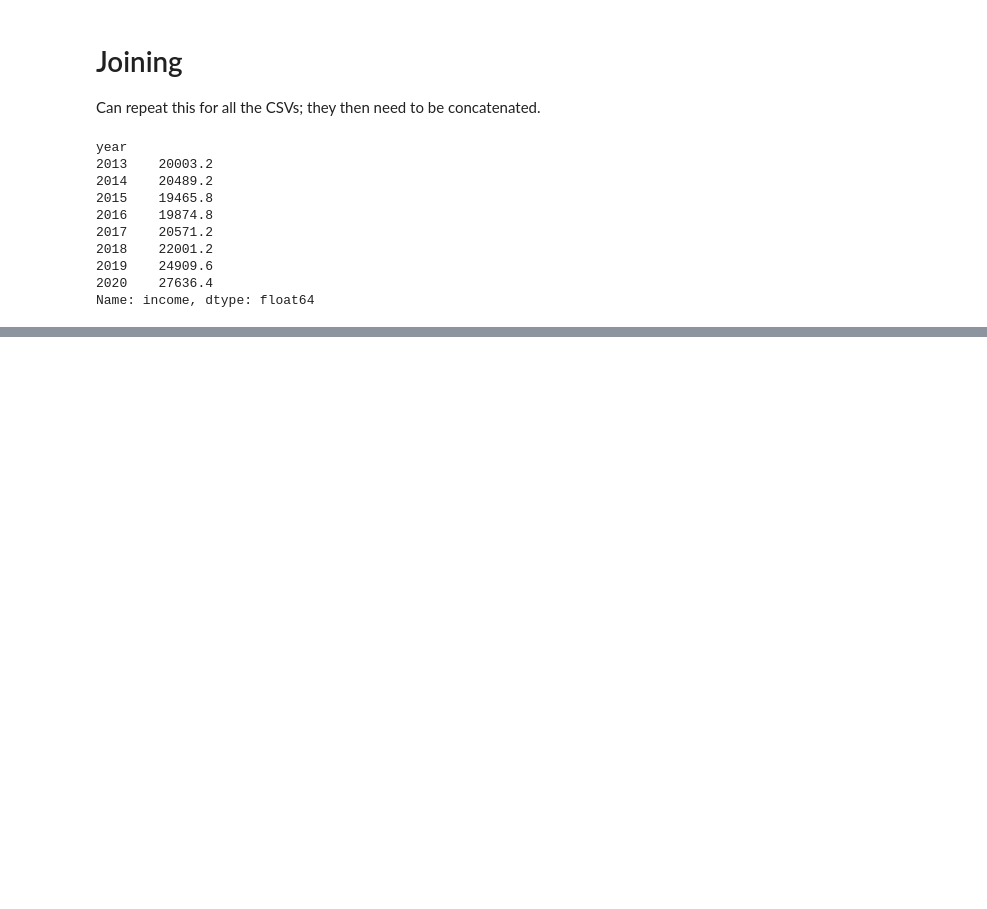
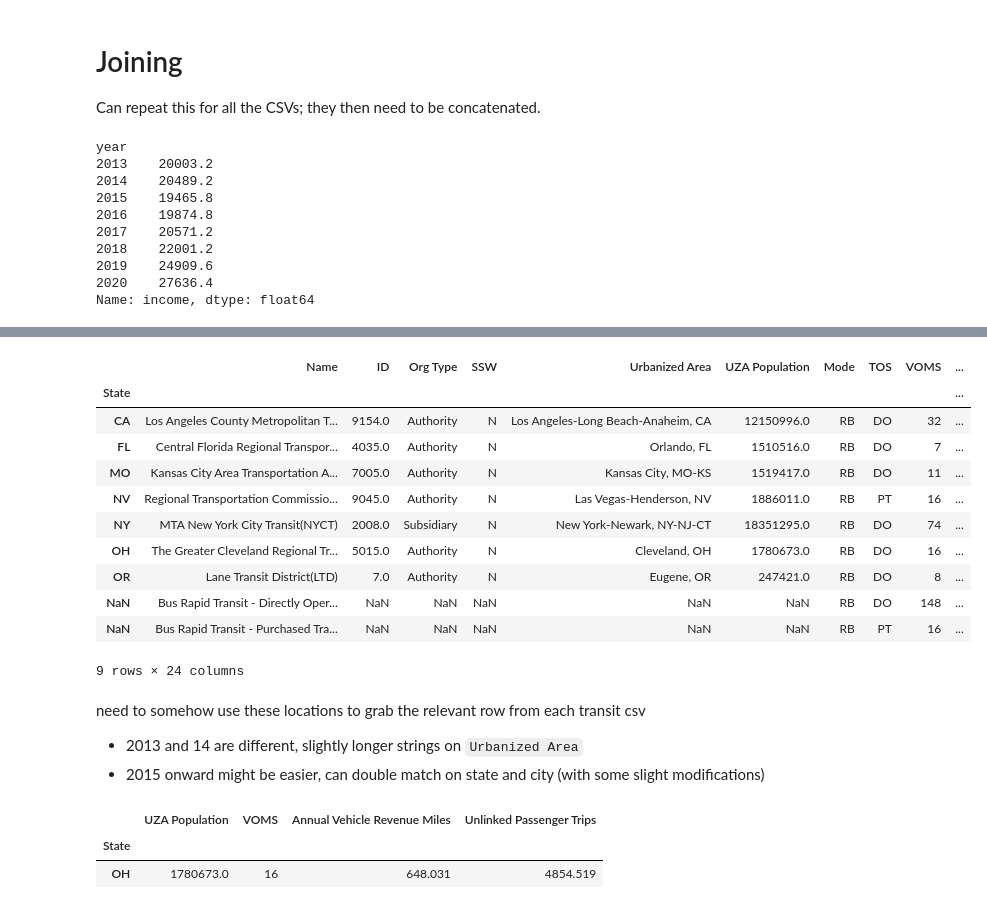
Before and after one commit to hudyu17/transit-model, a Jupyter notebook: model/notebooks/preprocess_cleveland.ipynb, the cells around one changed output, grey strips where cells are left out. Cells and saved outputs as stored; diff of their text form; code cells hidden in the pictures; blank space fills up the shorter version.

Commit message:
ntd data

```diff
--- a/model/notebooks/preprocess_cleveland.ipynb
+++ b/model/notebooks/preprocess_cleveland.ipynb
@@ -113,0 +109,17 @@ pd.concat([df_income_average, df_pop_average], axis=1)
+# %%
+df_transit_2013 = pd.read_csv('../data/raw/ntd-ridership/transit_data_2013_filtered.csv', index_col=0)
+# %%
+df_transit_2013
+# %% [output]
+|  | Name | ID | Org Type | SSW | Urbanized Area | UZA Population | Mode | TOS | VOMS | ... |
+| State |  |  |  |  |  |  |  |  |  | ... |
+| CA | Los Angeles County Metropolitan T... | 9154.0 | Authority | N | Los Angeles-Long Beach-Anaheim, CA | 12150996.0 | RB | DO | 32 | ... |
+| FL | Central Florida Regional Transpor... | 4035.0 | Authority | N | Orlando, FL | 1510516.0 | RB | DO | 7 | ... |
+| MO | Kansas City Area Transportation A... | 7005.0 | Authority | N | Kansas City, MO-KS | 1519417.0 | RB | DO | 11 | ... |
+| NV | Regional Transportation Commissio... | 9045.0 | Authority | N | Las Vegas-Henderson, NV | 1886011.0 | RB | PT | 16 | ... |
+| NY | MTA New York City Transit(NYCT) | 2008.0 | Subsidiary | N | New York-Newark, NY-NJ-CT | 18351295.0 | RB | DO | 74 | ... |
+| OH | The Greater Cleveland Regional Tr... | 5015.0 | Authority | N | Cleveland, OH | 1780673.0 | RB | DO | 16 | ... |
+| OR | Lane Transit District(LTD) | 7.0 | Authority | N | Eugene, OR | 247421.0 | RB | DO | 8 | ... |
+| NaN | Bus Rapid Transit - Directly Oper... | NaN | NaN | NaN | NaN | NaN | RB | DO | 148 | ... |
+| NaN | Bus Rapid Transit - Purchased Tra... | NaN | NaN | NaN | NaN | NaN | RB | PT | 16 | ... |
+9 rows × 24 columns
@@ -113,0 +143,4 @@ pd.concat([df_income_average, df_pop_average], axis=1)
+# %% [markdown]
+need to somehow use these locations to grab the relevant row from each transit csv
+- 2013 and 14 are different, slightly longer strings on `Urbanized Area`
+- 2015 onward might be easier, can double match on state and city (with some slight modifications)
@@ -113,0 +152,8 @@ pd.concat([df_income_average, df_pop_average], axis=1)
+# %%
+cols = ['Unlinked Passenger Trips', 'UZA Population', 'Mode VOMS', 'VOMS', 'Annual Vehicle Revenue Miles']
+
+filtered_df.loc[:, filtered_df.columns.isin(cols)]
+# %% [output]
+|  | UZA Population | VOMS | Annual Vehicle Revenue Miles | Unlinked Passenger Trips |
+| State |  |  |  |  |
+| OH | 1780673.0 | 16 | 648.031 | 4854.519 |
```
Also changed, not shown: parts of 8 cells of this notebook, 14 other files.
